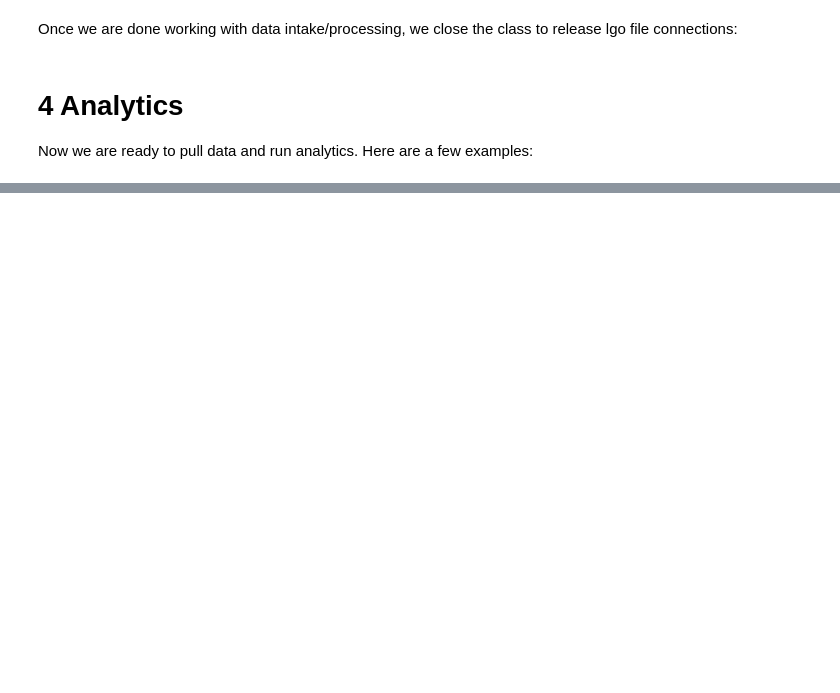
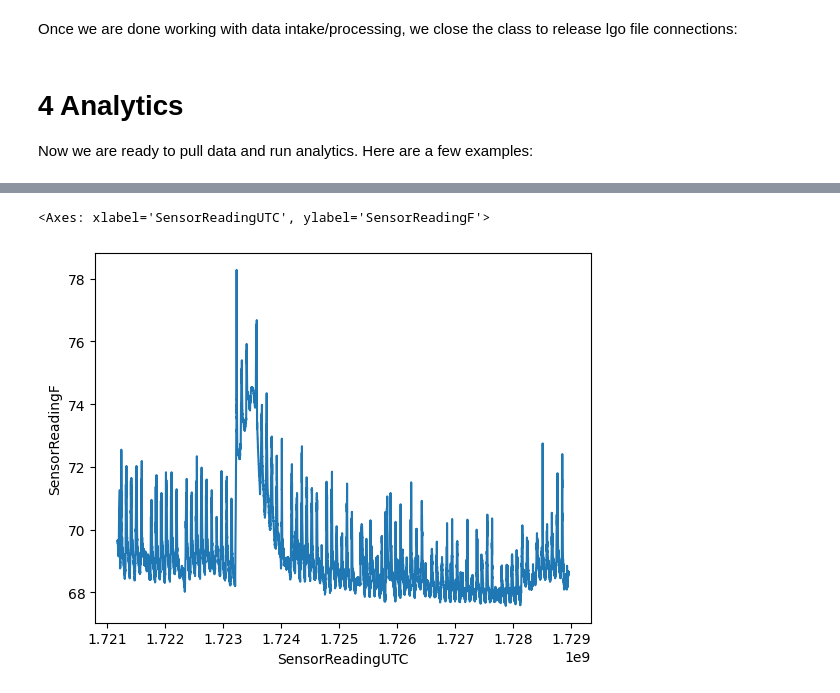
Before and after one commit to Environmental-Pipeline/environmental-sensor-poc, a Jupyter notebook: example.ipynb, the cells around one changed output, grey strips where cells are left out. Saved outputs shown, nothing was run; the diff lists cells and outputs as text; code cells hidden in the pictures; blank space fills up the shorter version.

```diff
--- a/example.ipynb
+++ b/example.ipynb
@@ -101,11 +192,14 @@ seaborn.histplot(dt.fetchnumpy())
 # %%
 # Time series plot.
 dt = duckdb.sql("""
     SELECT SensorReadingUTC, SensorReadingF
-    FROM read_parquet('data/sensors.parquet')
-    WHERE SensorReadingF is not null and SensorID = 21373;
+    FROM read_parquet('data/sensor_readings.parquet')
+    WHERE SensorReadingF is not null and SensorID_Coris = 21373;
 """)
 seaborn.lineplot(x = 'SensorReadingUTC', y= 'SensorReadingF', data=dt.fetchnumpy())
+# %% [output]
+<Axes: xlabel='SensorReadingUTC', ylabel='SensorReadingF'>
+[figure, added]
 # %%
 # Time series plot, queried from Devices instead of Sensors.
 # This is the same data, just organized in a different way.
```
Also changed, not shown: parts of 15 cells of this notebook, 5 other files.
